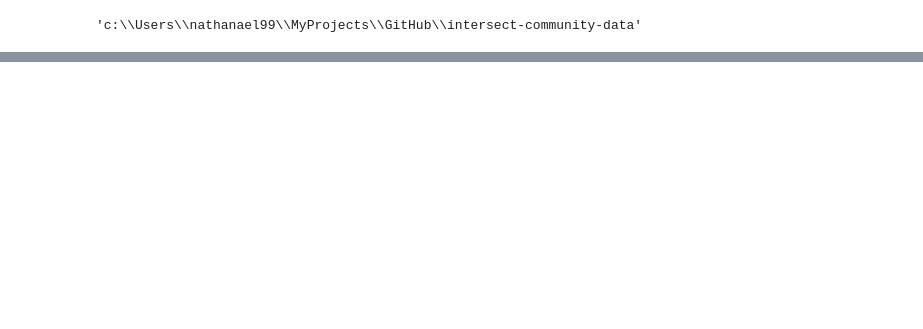
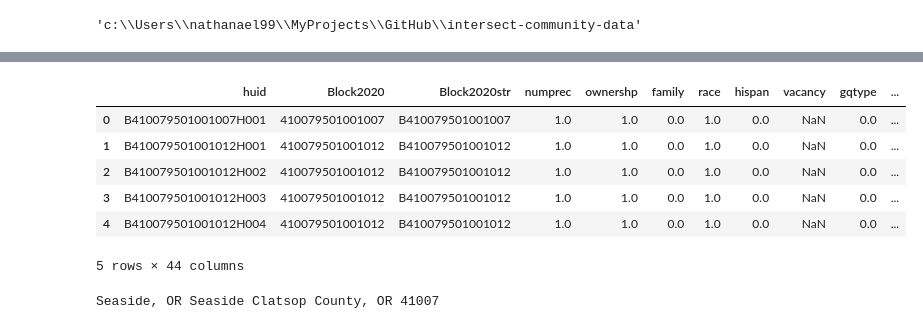
Before and after one commit to npr99/intersect-community-data, a Jupyter notebook: ncoda_07gv1_HUI_2020.ipynb, the cells around one changed output, grey strips where cells are left out. Drawn from its saved outputs; the diff is of its cells as text; code cells hidden in the pictures; blank space fills up the shorter version.

```diff
--- a/ncoda_07gv1_HUI_2020.ipynb
+++ b/ncoda_07gv1_HUI_2020.ipynb
@@ -149,3 +145,8 @@ outputfolder ="OutputData"
 outputfolders = {}
 savefiles = True
 use_incore = False
+# %%
+mutually_exclusive_varstems_roots_dictionary_lists = {}
+new_char_dictionaries = {}
+new_char_dictionaries['family'] = {}
+new_char_dictionaries['Hispanic'] = {}
@@ -200,0 +325,19 @@ block_df['core'].head()
+# %%
+from pyncoda.ncoda_04c_poptableresults import *
+# add race ethnicity to data frame for better map legends
+hui_race_df = PopResultsTable.add_race_ethnicity_to_pop_df(block_df['hispan'])
+# %%
+hui_race_df.head()
+# %% [output]
+|  | huid | Block2020 | Block2020str | numprec | ownershp | family | race | hispan | vacancy | gqtype | ... |
+| 0 | B410079501001007H001 | 410079501001007 | B410079501001007 | 1.0 | 1.0 | 0.0 | 1.0 | 0.0 | NaN | 0.0 | ... |
+| 1 | B410079501001012H001 | 410079501001012 | B410079501001012 | 1.0 | 1.0 | 0.0 | 1.0 | 0.0 | NaN | 0.0 | ... |
+| 2 | B410079501001012H002 | 410079501001012 | B410079501001012 | 1.0 | 1.0 | 0.0 | 1.0 | 0.0 | NaN | 0.0 | ... |
+| 3 | B410079501001012H003 | 410079501001012 | B410079501001012 | 1.0 | 1.0 | 0.0 | 1.0 | 0.0 | NaN | 0.0 | ... |
+| 4 | B410079501001012H004 | 410079501001012 | B410079501001012 | 1.0 | 1.0 | 0.0 | 1.0 | 0.0 | NaN | 0.0 | ... |
+5 rows × 44 columns
+# %%
+where = communities[community_id]['community_name']
+print(where, focalplace, countyname, countyfips)
+# %% [output]
+Seaside, OR Seaside Clatsop County, OR 41007
```
Also changed, not shown: parts of 15 cells of this notebook, 2 other files.
